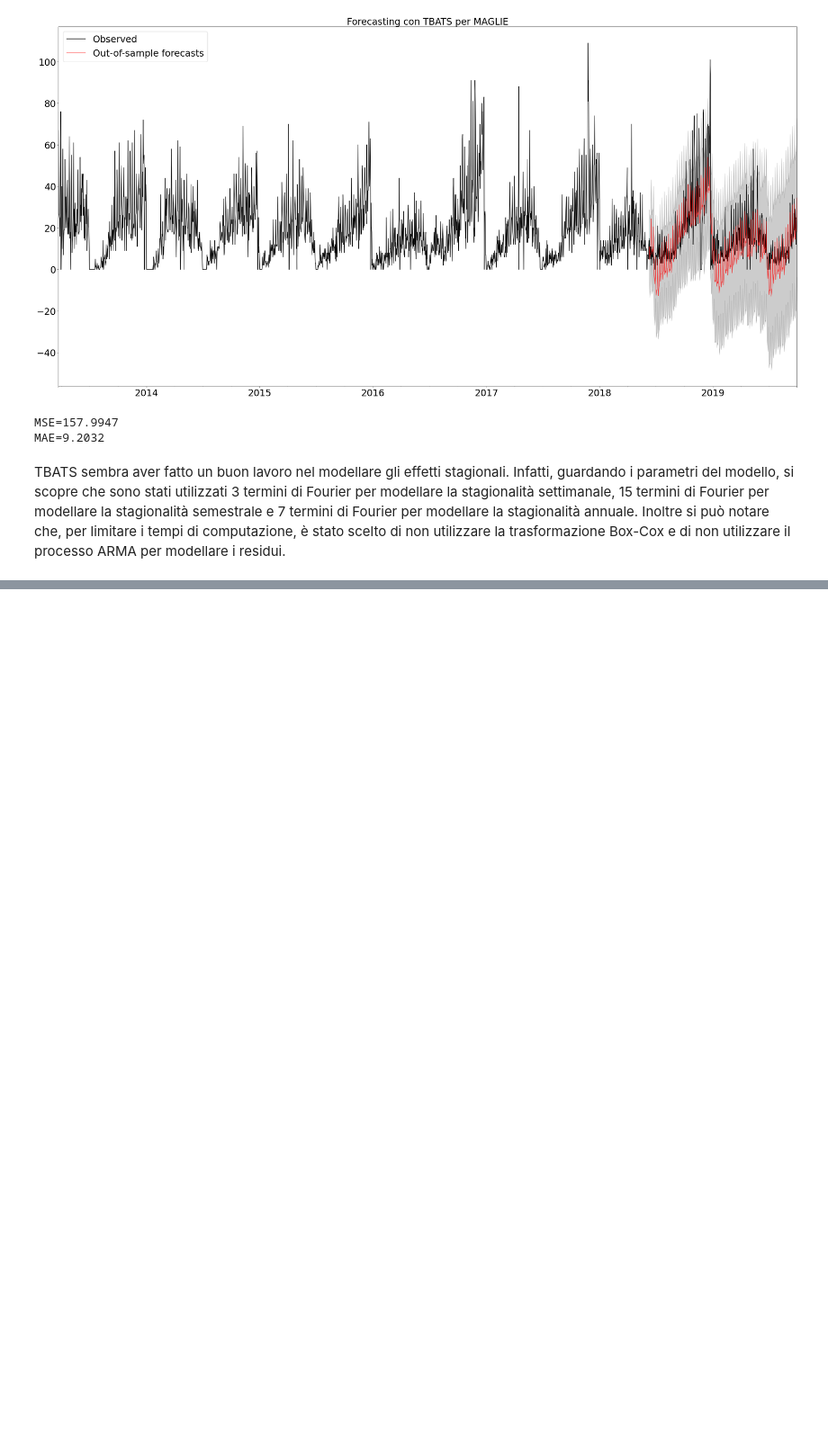
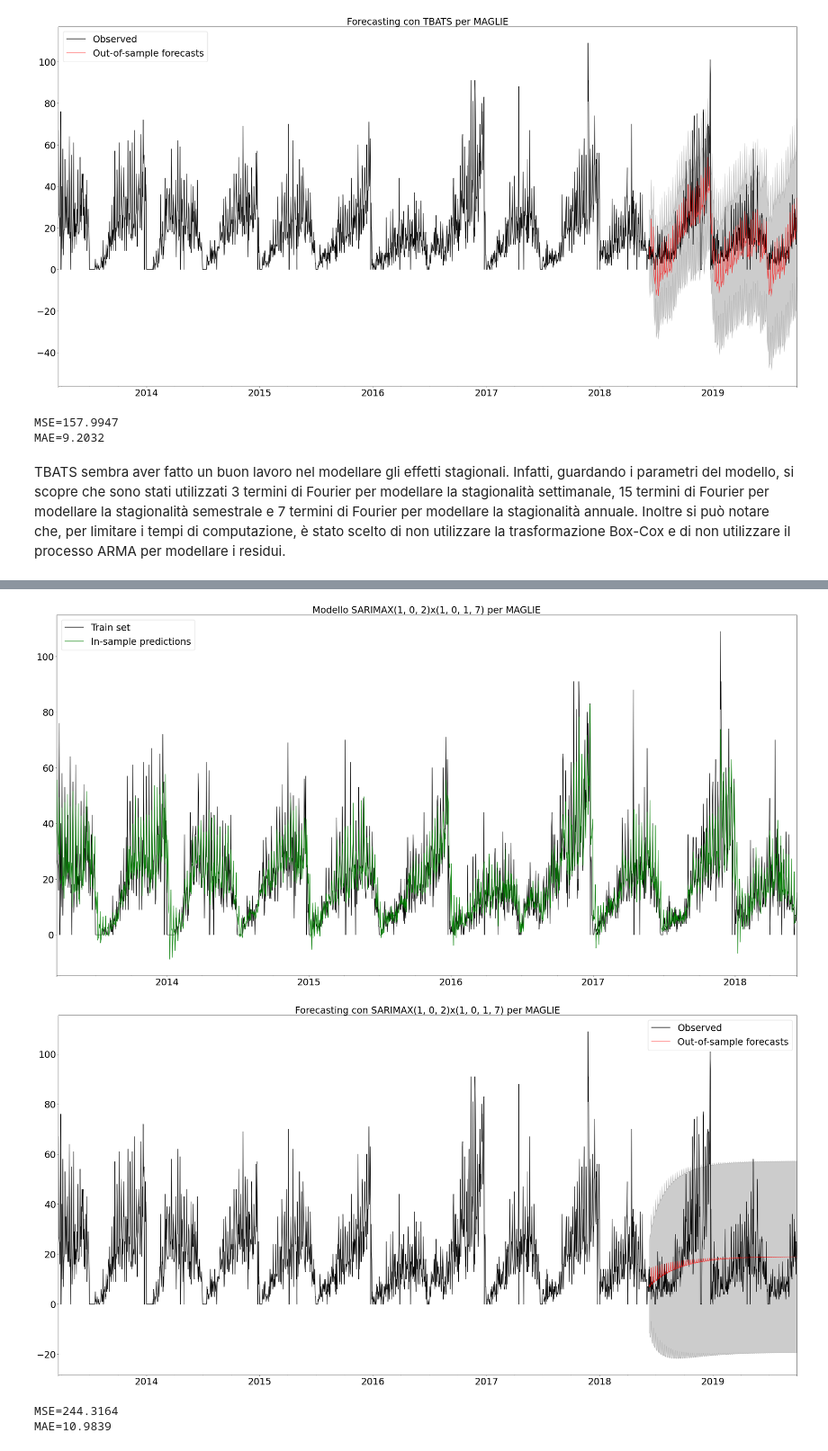
Before and after one commit to zampierida98/forecasting, a Jupyter notebook: Stagionalità multiple.ipynb, the cells around one changed output, grey strips where cells are left out. Shown at 90% size. Cells and saved outputs as stored; diff of their text form; code cells hidden in the pictures; blank space fills up the shorter version.

Commit message:
aggiunto confronto con sarimax

```diff
--- a/Stagionalità multiple.ipynb
+++ b/Stagionalità multiple.ipynb
@@ -281,0 +290,75 @@ TBATS sembra aver fatto un buon lavoro nel modellare gli effetti stagionali. Inf
+# %%
+from pmdarima import model_selection
+import pmdarima as pm
+
+
+def sarimax_pmdarima(timeseries, train_length, m):
+    """
+    Previsioni con il modello SARIMAX e selezione automatica degli ordini
+
+    Parameters
+    ----------
+    timeseries : Series
+        la serie temporale.
+    train_length : int
+        la lunghezza del set di train (in rapporto alla serie completa).
+    m : int
+        il periodo stagionale.
+
+    Returns
+    -------
+    tuple
+        (order, seasonal_order)
+
+    """
+    # creo i set di train e di test
+    train, test = model_selection.train_test_split(timeseries, train_size=train_length)
+
+    # scelgo e adatto il modello ai dati
+    model = pm.auto_arima(train, seasonal=True, m=m, suppress_warnings=True, trace=False,
+                          start_p=1, start_q=1, max_p=2, max_q=2, start_P=1, start_Q=1, max_P=2, max_Q=2)
+
+    # stampo i parametri del modello
+    print(model.summary())
+
+    # predizioni in-sample
+    preds = model.predict_in_sample(end=len(train)-1)
+    sarimax_dates = pd.date_range(start=timeseries.index[0], end=timeseries.index[len(train)-1], freq='D')
+    sarimax_ts = pd.Series(preds, index=sarimax_dates)
+
+    # predizioni out-of-sample
+    fcast, conf_int = model.predict(n_periods=test.shape[0], return_conf_int=True)
+    fcast_dates = pd.date_range(start=timeseries.index[len(train)], periods=len(timeseries)-len(train), freq='D')
+    ts_fcast = pd.Series(fcast, index=fcast_dates)
+    ts_ci_min = pd.Series(conf_int[:, 0], index=fcast_dates)
+    ts_ci_max = pd.Series(conf_int[:, 1], index=fcast_dates)
+
+    # grafico del modello
+    plt.figure(figsize=(40, 20), dpi=80)
+    plt.title('Modello SARIMAX{}x{} per {}'.format(model.order, model.seasonal_order, timeseries.name))
+    ax = train.plot(label='Train set', color='black')
+    sarimax_ts.plot(ax=ax, label='In-sample predictions', color='green')
+    plt.legend()
+    plt.show()
+
+    # grafico delle previsioni
+    plt.figure(figsize=(40, 20), dpi=80)
+    plt.title('Forecasting con SARIMAX{}x{} per {}'.format(model.order, model.seasonal_order, timeseries.name))
+    ax = timeseries.plot(label='Observed', color='black')
+    ts_fcast.plot(ax=ax, label='Out-of-sample forecasts', alpha=.7, color='red')
+    ax.fill_between(fcast_dates, ts_ci_min, ts_ci_max, color='k', alpha=.2)
+    plt.legend()
+    plt.show()
+
+    # metriche di errore
+    errore = ts_fcast - timeseries
+    errore.dropna(inplace=True)
+    print('MSE=%.4f'%(errore ** 2).mean())
+    print('MAE=%.4f'%(abs(errore)).mean())
+
+    return (model.order, model.seasonal_order)
+
+
+# modello SARIMAX con stagionalità settimanale (ignoro quella semestrale e annuale)
+(o, so) = sarimax_pmdarima(ts, 0.8, 7)
+# %% [output]
@@ -281,0 +382,4 @@ TBATS sembra aver fatto un buon lavoro nel modellare gli effetti stagionali. Inf
+[figure, added]
+[figure, added]
+MSE=244.3164
+MAE=10.9839
```
Also changed, not shown: parts of 7 cells of this notebook.
